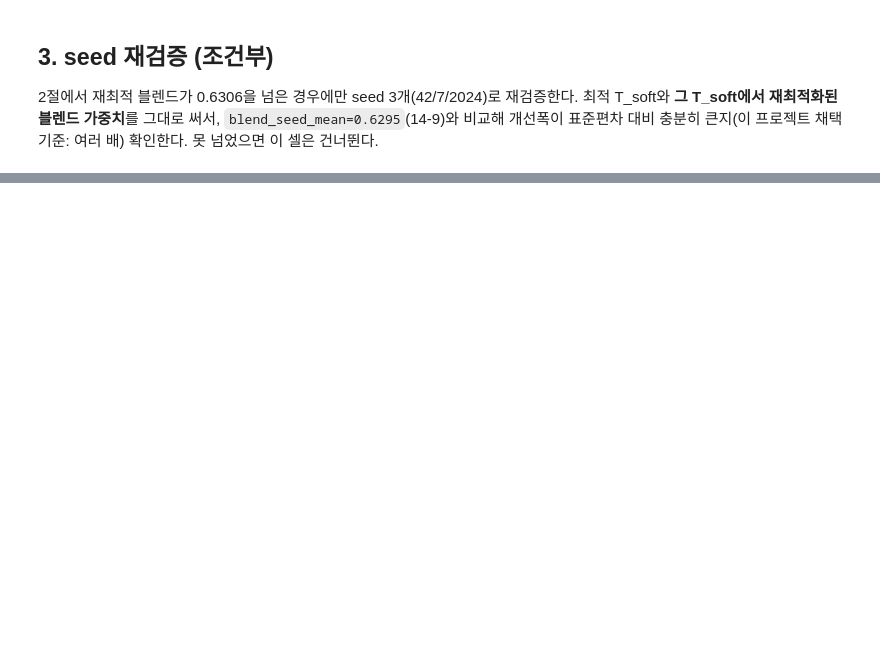
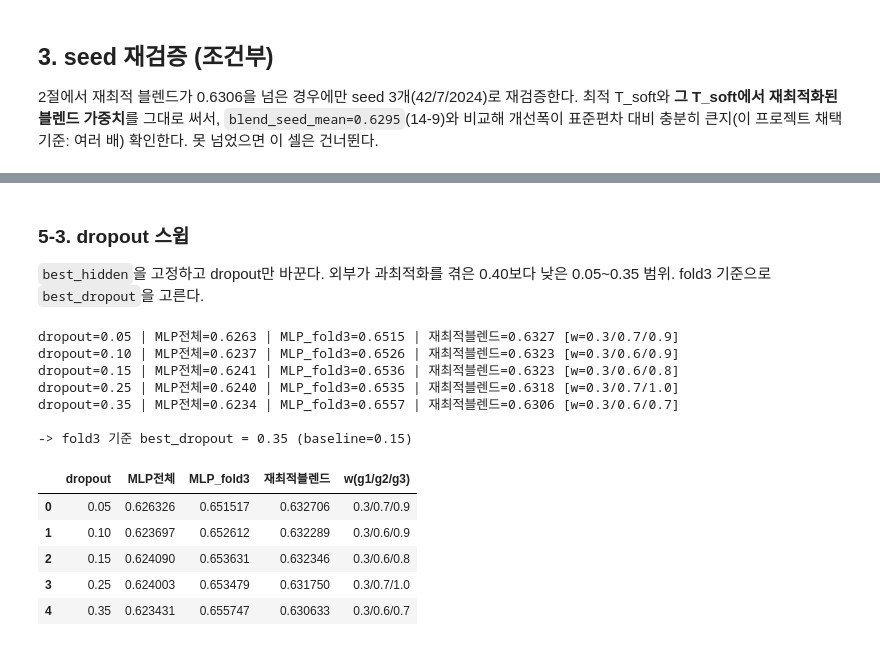
Before and after one commit to cms6090/wind_forecast, a Jupyter notebook: notebooks/05_tuning_3.ipynb, the cells around one changed output, grey strips where cells are left out. Drawn from its saved outputs; the diff is of its cells as text; code cells hidden in the pictures; blank space fills up the shorter version.

```diff
--- a/notebooks/05_tuning_3.ipynb
+++ b/notebooks/05_tuning_3.ipynb
@@ -469,0 +649,33 @@ KeyboardInterrupt:
+# %% [markdown]
+### 5-3. dropout 스윕
+
+`best_hidden`을 고정하고 dropout만 바꾼다. 외부가 과최적화를 겪은 0.40보다 낮은 0.05~0.35 범위. fold3 기준으로 `best_dropout`을 고른다.
+# %%
+# 5-3. dropout 스윕 (best_hidden 고정)
+DROPOUT_GRID = [0.05, 0.10, 0.15, 0.25, 0.35]
+
+drop_rows = []
+for d in DROPOUT_GRID:
+    mlp_bf, ov, s3 = mlp_cv(hidden=best_hidden, dropout=d)
+    reopt, w, _ = optimize_blend_weights(mlp_bf)
+    drop_rows.append({"dropout": d, "MLP전체": ov, "MLP_fold3": s3, "재최적블렌드": reopt, "w(g1/g2/g3)": fmt_w(w)})
+    print(f"dropout={d:.2f} | MLP전체={ov:.4f} | MLP_fold3={s3:.4f} | 재최적블렌드={reopt:.4f} [w={fmt_w(w)}]")
+
+drop_df = pd.DataFrame(drop_rows)
+best_dropout = float(DROPOUT_GRID[int(drop_df["MLP_fold3"].values.argmax())])
+print(f"\n-> fold3 기준 best_dropout = {best_dropout} (baseline={BASE_DROPOUT})")
+drop_df
+# %% [output]
+dropout=0.05 | MLP전체=0.6263 | MLP_fold3=0.6515 | 재최적블렌드=0.6327 [w=0.3/0.7/0.9]
+dropout=0.10 | MLP전체=0.6237 | MLP_fold3=0.6526 | 재최적블렌드=0.6323 [w=0.3/0.6/0.9]
+dropout=0.15 | MLP전체=0.6241 | MLP_fold3=0.6536 | 재최적블렌드=0.6323 [w=0.3/0.6/0.8]
+dropout=0.25 | MLP전체=0.6240 | MLP_fold3=0.6535 | 재최적블렌드=0.6318 [w=0.3/0.7/1.0]
+dropout=0.35 | MLP전체=0.6234 | MLP_fold3=0.6557 | 재최적블렌드=0.6306 [w=0.3/0.6/0.7]
+
+-> fold3 기준 best_dropout = 0.35 (baseline=0.15)
+|  | dropout | MLP전체 | MLP_fold3 | 재최적블렌드 | w(g1/g2/g3) |
+| 0 | 0.05 | 0.626326 | 0.651517 | 0.632706 | 0.3/0.7/0.9 |
+| 1 | 0.10 | 0.623697 | 0.652612 | 0.632289 | 0.3/0.6/0.9 |
+| 2 | 0.15 | 0.624090 | 0.653631 | 0.632346 | 0.3/0.6/0.8 |
+| 3 | 0.25 | 0.624003 | 0.653479 | 0.631750 | 0.3/0.7/1.0 |
+| 4 | 0.35 | 0.623431 | 0.655747 | 0.630633 | 0.3/0.6/0.7 |
```
Also changed, not shown: parts of 19 cells of this notebook, 5 other files.
